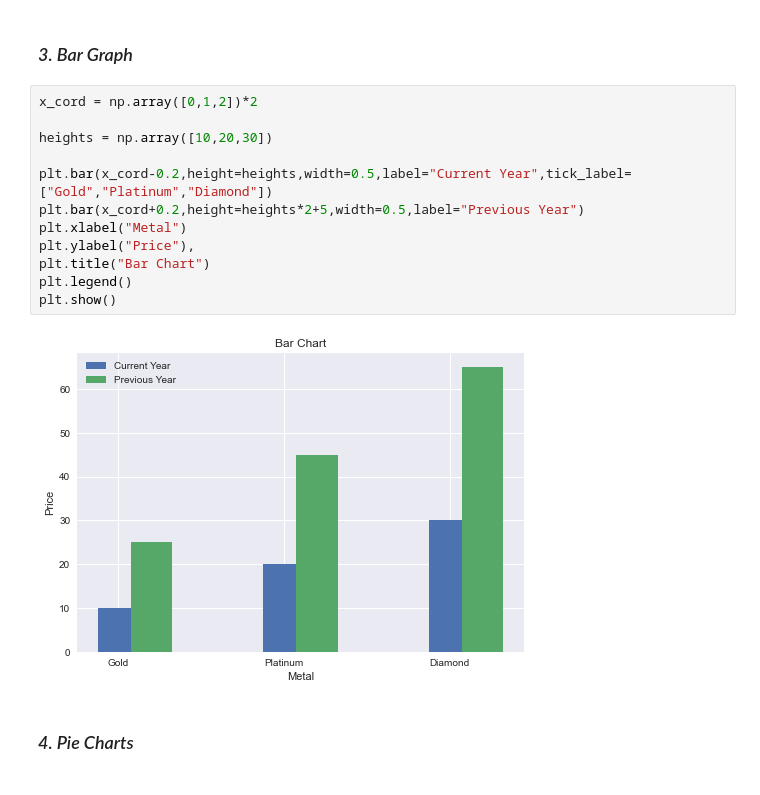
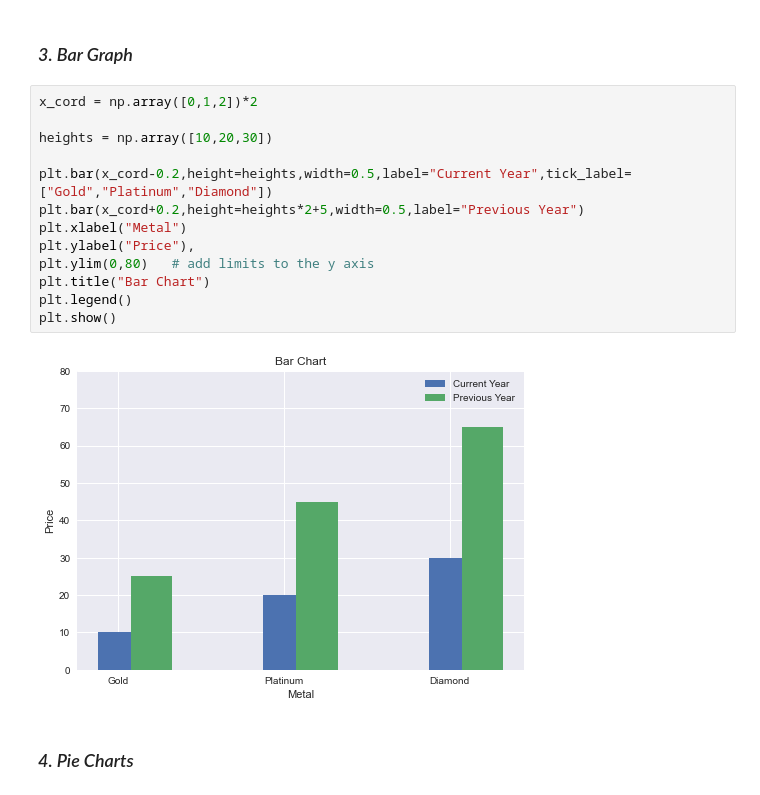
Before and after one commit to RGTechno/DataScience_Python, a Jupyter notebook: Matplotlib/plots.ipynb, the cells around one changed output. Saved outputs shown, nothing was run; the diff lists cells and outputs as text.

```diff
--- a/Matplotlib/plots.ipynb
+++ b/Matplotlib/plots.ipynb
@@ -73,17 +73,18 @@ plt.show()
 # %%
 x_cord = np.array([0,1,2])*2
 
 heights = np.array([10,20,30])
 
 plt.bar(x_cord-0.2,height=heights,width=0.5,label="Current Year",tick_label=["Gold","Platinum","Diamond"])
 plt.bar(x_cord+0.2,height=heights*2+5,width=0.5,label="Previous Year")
 plt.xlabel("Metal")
 plt.ylabel("Price"),
+plt.ylim(0,80)   # add limits to the y axis
 plt.title("Bar Chart")
 plt.legend()
 plt.show()
 # %% [output]
-[figure, old version]
+[figure, new version]
 # %% [markdown]
 ### *4. Pie Charts*
 # %%
```
Also changed, not shown: parts of 4 cells of this notebook.
